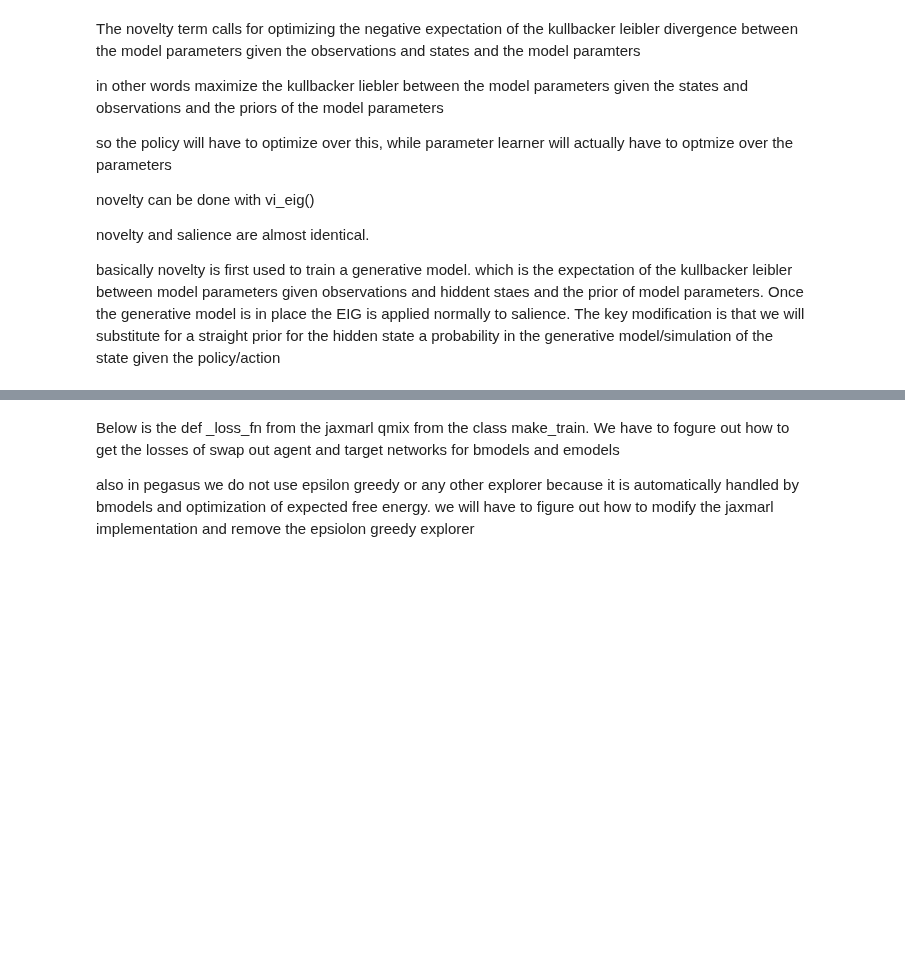
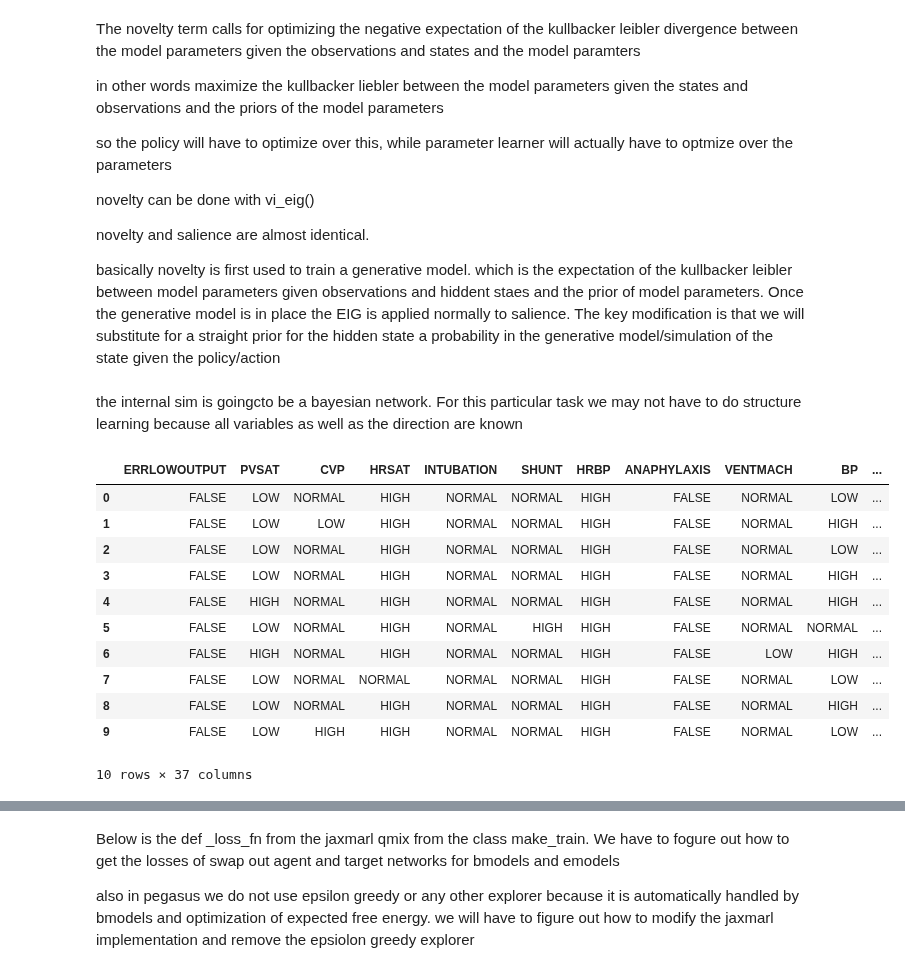
Before and after one commit to lordfiftyfive/SpecialProjects, a Jupyter notebook: Pegasuslin4.ipynb, the cells around one changed output, grey strips where cells are left out. Saved outputs shown, nothing was run; the diff lists cells and outputs as text; code cells hidden in the pictures; blank space fills up the shorter version.

```diff
--- a/Pegasuslin4.ipynb
+++ b/Pegasuslin4.ipynb
@@ -1064,0 +1063,20 @@ model2*likelihoods/model1*likelihoods
+# %% [markdown]
+the internal sim is goingcto be a bayesian network. For this particular task we may not have to do structure learning because all variables as well as the direction are known
+# %%
+from pgmpy.utils import get_example_model
+#import google.generativeai as genai
+model = get_example_model('alarm')
+model.simulate(n_samples=10)
+# %% [output]
+|  | ERRLOWOUTPUT | PVSAT | CVP | HRSAT | INTUBATION | SHUNT | HRBP | ANAPHYLAXIS | VENTMACH | BP | ... |
+| 0 | FALSE | LOW | NORMAL | HIGH | NORMAL | NORMAL | HIGH | FALSE | NORMAL | LOW | ... |
+| 1 | FALSE | LOW | LOW | HIGH | NORMAL | NORMAL | HIGH | FALSE | NORMAL | HIGH | ... |
+| 2 | FALSE | LOW | NORMAL | HIGH | NORMAL | NORMAL | HIGH | FALSE | NORMAL | LOW | ... |
+| 3 | FALSE | LOW | NORMAL | HIGH | NORMAL | NORMAL | HIGH | FALSE | NORMAL | HIGH | ... |
+| 4 | FALSE | HIGH | NORMAL | HIGH | NORMAL | NORMAL | HIGH | FALSE | NORMAL | HIGH | ... |
+| 5 | FALSE | LOW | NORMAL | HIGH | NORMAL | HIGH | HIGH | FALSE | NORMAL | NORMAL | ... |
+| 6 | FALSE | HIGH | NORMAL | HIGH | NORMAL | NORMAL | HIGH | FALSE | LOW | HIGH | ... |
+| 7 | FALSE | LOW | NORMAL | NORMAL | NORMAL | NORMAL | HIGH | FALSE | NORMAL | LOW | ... |
+| 8 | FALSE | LOW | NORMAL | HIGH | NORMAL | NORMAL | HIGH | FALSE | NORMAL | HIGH | ... |
+| 9 | FALSE | LOW | HIGH | HIGH | NORMAL | NORMAL | HIGH | FALSE | NORMAL | LOW | ... |
+10 rows × 37 columns
```
Also changed, not shown: parts of 18 cells of this notebook.
